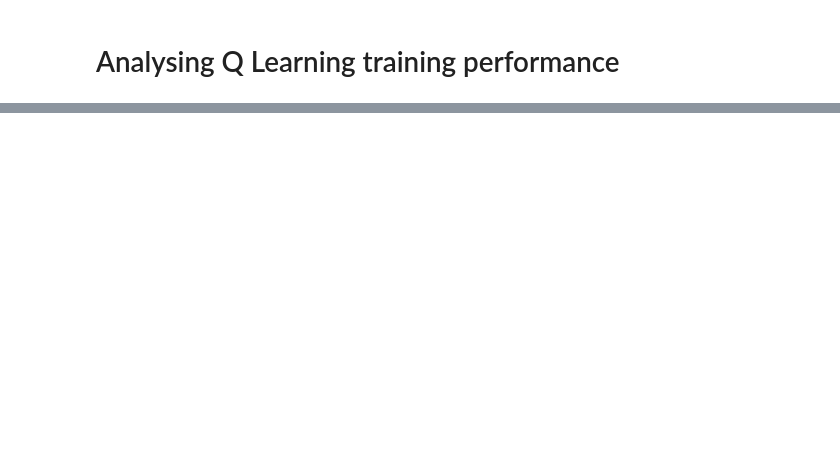
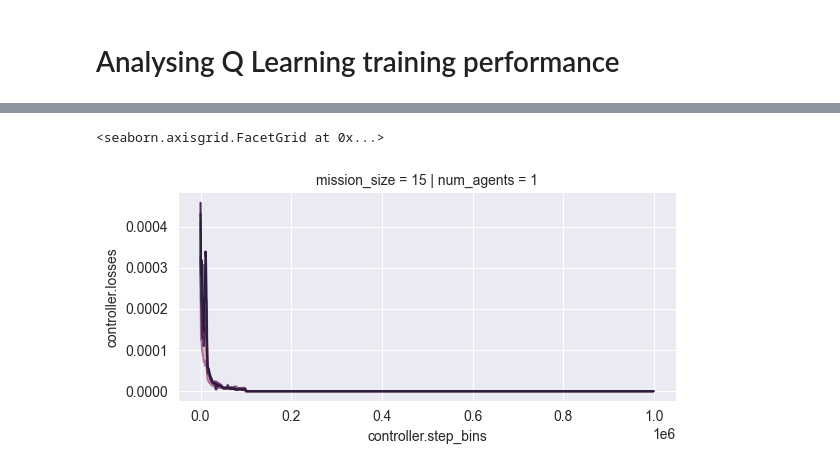
Before and after one commit to Thlamz/gradys-simple-simulation, a Jupyter notebook: analysis/result_analysis.ipynb, the cells around one changed output, grey strips where cells are left out. Saved outputs shown, nothing was run; the diff lists cells and outputs as text; code cells hidden in the pictures; blank space fills up the shorter version.

```diff
--- a/analysis/result_analysis.ipynb
+++ b/analysis/result_analysis.ipynb
@@ -81,0 +110,6 @@ plt.show()
+# %%
+grid = sns.FacetGrid(q_learning_training_exploded, row='mission_size', col='num_agents', aspect=2)
+grid.map_dataframe(sns.lineplot, x='controller.step_bins', y='controller.losses', hue='repetitions')
+# %% [output]
+<seaborn.axisgrid.FacetGrid at 0x...>
+[figure, added]
```
Also changed, not shown: parts of 9 cells of this notebook, 2 other files.
